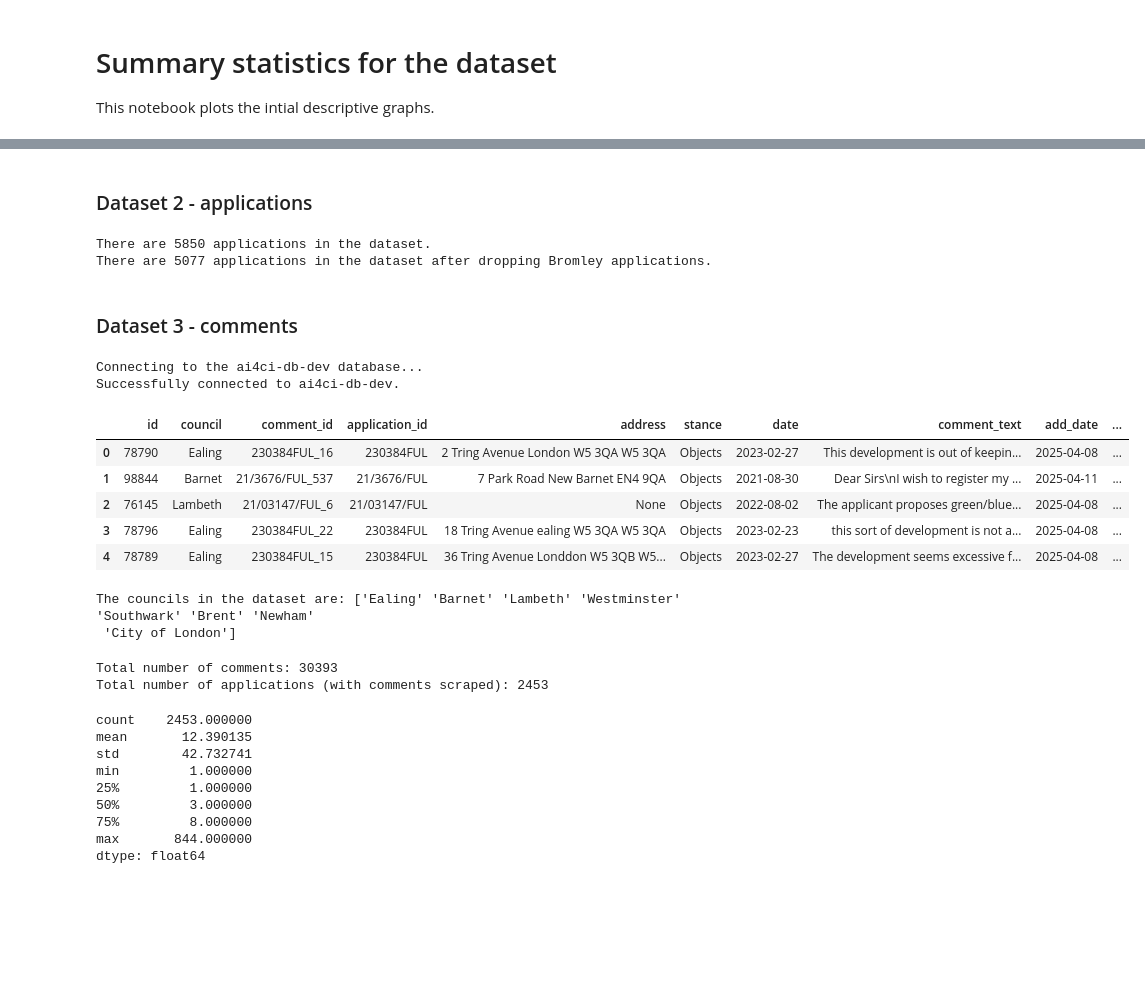
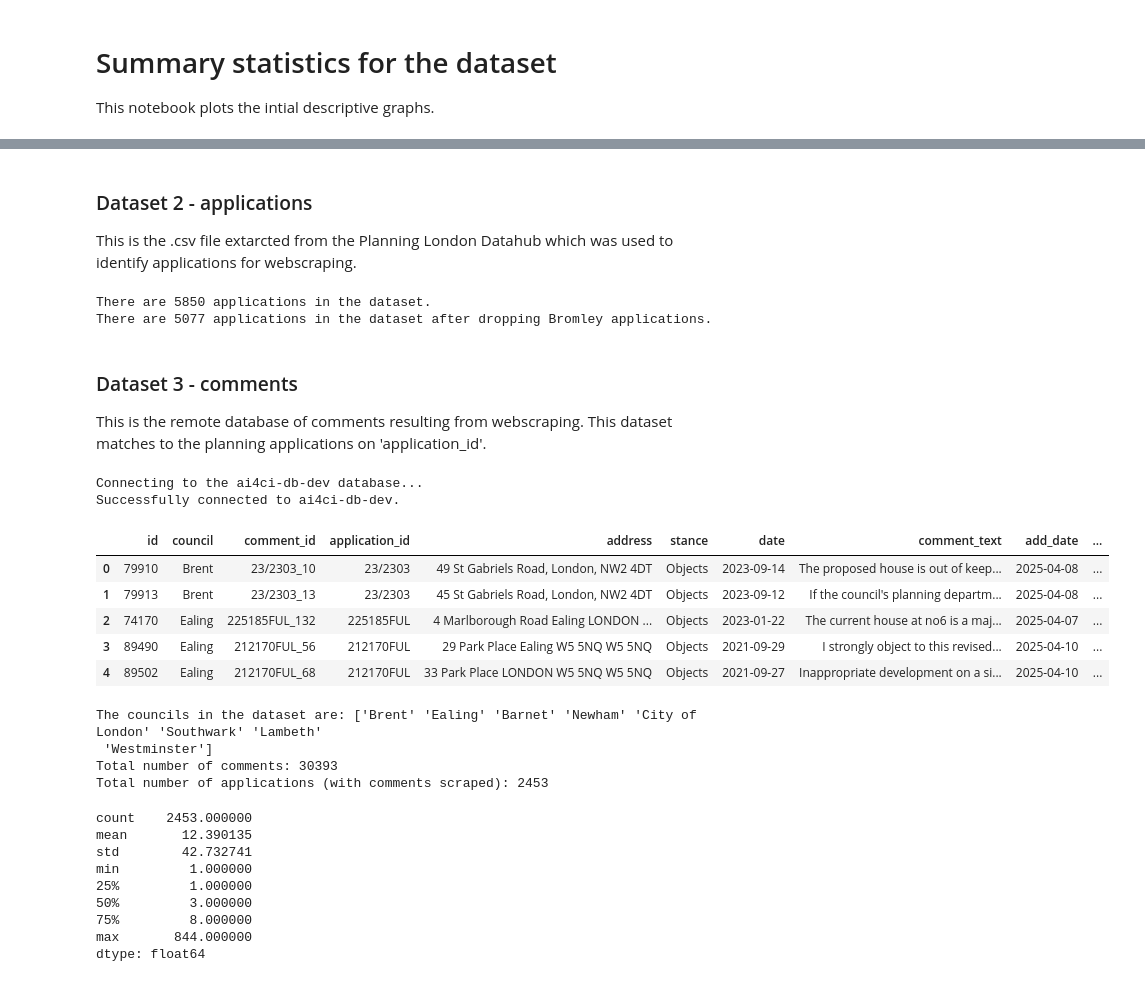
Before and after one commit to Bea-Taylor/nimby_nlp, a Jupyter notebook: notebooks/1_0_1_summary_analysis.ipynb, the cells around one changed output, grey strips where cells are left out. Cells and saved outputs as stored; diff of their text form; code cells hidden in the pictures; blank space fills up the shorter version.

```diff
--- a/notebooks/1_0_1_summary_analysis.ipynb
+++ b/notebooks/1_0_1_summary_analysis.ipynb
@@ -25,5 +25,6 @@ london_lad = gpd.read_file('../data/Local_Authority_Districts_May_2024_London.ge
-# %% [markdown]
-### Dataset 2 - applications
+# %% [markdown]
+### Dataset 2 - applications
+This is the .csv file extarcted from the Planning London Datahub which was used to identify applications for webscraping.
 # %%
 # Application dataset
 application_df_path = "/Users/bea/Documents/AI4CI/projects/comment_summariser/comment_summariser/data/PLD_application_ids/all_since21_cleaned.csv"
@@ -39,34 +39,32 @@ application_df['borough'] = application_df['borough'].replace({'City Of London':
 # %% [output]
 There are 5850 applications in the dataset.
 There are 5077 applications in the dataset after dropping Bromley applications.
-# %% [markdown]
-### Dataset 3 - comments
+# %% [markdown]
+### Dataset 3 - comments
+This is the remote database of comments resulting from webscraping. This dataset matches to the planning applications on 'application_id'.
 # %%
 # Comments dataset
 cs = Comments()
 comment_df = cs.read_all().copy()
+comment_df = ppf.format_borough(comment_df, 'council')
+
 comment_df.head()
 # %% [output]
 Connecting to the ai4ci-db-dev database...
 Successfully connected to ai4ci-db-dev.
 |  | id | council | comment_id | application_id | address | stance | date | comment_text | add_date | ... |
-| 0 | 78790 | Ealing | 230384FUL_16 | 230384FUL | 2 Tring Avenue London W5 3QA W5 3QA | Objects | 2023-02-27 | This development is out of keepin... | 2025-04-08 | ... |
-| 1 | 98844 | Barnet | 21/3676/FUL_537 | 21/3676/FUL | 7 Park Road New Barnet EN4 9QA | Objects | 2021-08-30 | Dear Sirs\nI wish to register my ... | 2025-04-11 | ... |
-| 2 | 76145 | Lambeth | 21/03147/FUL_6 | 21/03147/FUL | None | Objects | 2022-08-02 | The applicant proposes green/blue... | 2025-04-08 | ... |
-| 3 | 78796 | Ealing | 230384FUL_22 | 230384FUL | 18 Tring Avenue ealing W5 3QA W5 3QA | Objects | 2023-02-23 | this sort of development is not a... | 2025-04-08 | ... |
-| 4 | 78789 | Ealing | 230384FUL_15 | 230384FUL | 36 Tring Avenue Londdon W5 3QB W5... | Objects | 2023-02-27 | The development seems excessive f... | 2025-04-08 | ... |
+| 0 | 79910 | Brent | 23/2303_10 | 23/2303 | 49 St Gabriels Road, London, NW2 4DT | Objects | 2023-09-14 | The proposed house is out of keep... | 2025-04-08 | ... |
+| 1 | 79913 | Brent | 23/2303_13 | 23/2303 | 45 St Gabriels Road, London, NW2 4DT | Objects | 2023-09-12 | If the council's planning departm... | 2025-04-08 | ... |
+| 2 | 74170 | Ealing | 225185FUL_132 | 225185FUL | 4 Marlborough Road Ealing LONDON ... | Objects | 2023-01-22 | The current house at no6 is a maj... | 2025-04-07 | ... |
+| 3 | 89490 | Ealing | 212170FUL_56 | 212170FUL | 29 Park Place Ealing W5 5NQ W5 5NQ | Objects | 2021-09-29 | I strongly object to this revised... | 2025-04-10 | ... |
+| 4 | 89502 | Ealing | 212170FUL_68 | 212170FUL | 33 Park Place LONDON W5 5NQ W5 5NQ | Objects | 2021-09-27 | Inappropriate development on a si... | 2025-04-10 | ... |
-# %%
-# format 'council' column so 'City of London' not 'City Of London'
-comment_df['council'] = comment_df['council'].replace({'City Of London':'City of London'})
-
-print(f"The councils in the dataset are: {comment_df['council'].unique()}")
-# %% [output]
-The councils in the dataset are: ['Ealing' 'Barnet' 'Lambeth' 'Westminster' 'Southwark' 'Brent' 'Newham'
- 'City of London']
 # %%
+print(f"The councils in the dataset are: {comment_df['council'].unique()}")
 print(f"Total number of comments: {len(comment_df)}")
 print(f"Total number of applications (with comments scraped): {len(comment_df.application_id.unique())}")
 # %% [output]
+The councils in the dataset are: ['Brent' 'Ealing' 'Barnet' 'Newham' 'City of London' 'Southwark' 'Lambeth'
+ 'Westminster']
 Total number of comments: 30393
 Total number of applications (with comments scraped): 2453
 # %%
```
Also changed, not shown: parts of 28 cells of this notebook.
